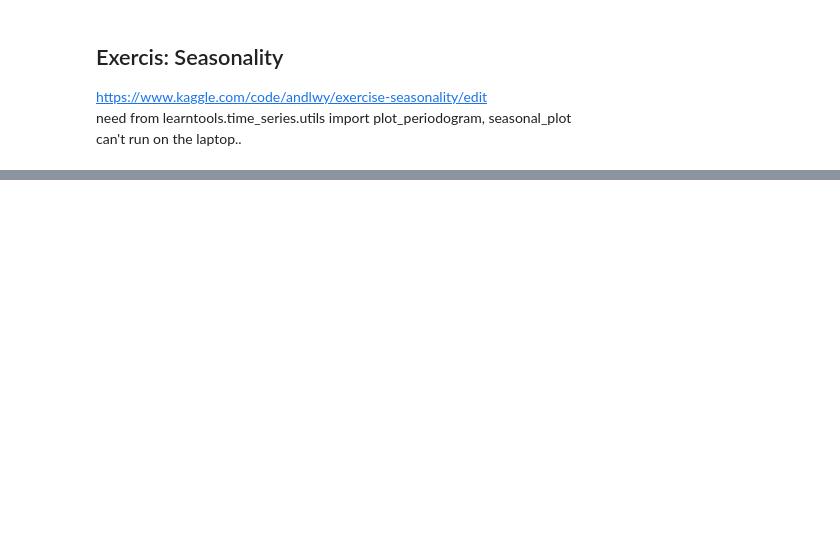
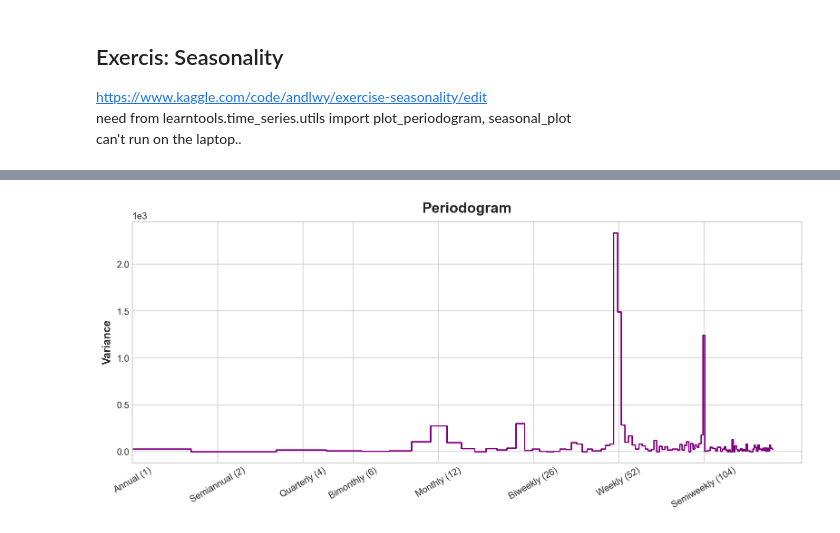
Before and after one commit to riglerandreas/python_first_steps, a Jupyter notebook: Kaggle/Tutorials/TimeSeries/time_series_v1.ipynb, the cells around one changed output, grey strips where cells are left out. Cells and saved outputs as stored; diff of their text form; code cells hidden in the pictures; blank space fills up the shorter version.

```diff
--- a/Kaggle/Tutorials/TimeSeries/time_series_v1.ipynb
+++ b/Kaggle/Tutorials/TimeSeries/time_series_v1.ipynb
@@ -787,0 +858,4 @@ NameError: name 'seasonal_plot' is not defined
+# %%
+plot_periodogram(average_sales);
+# %% [output]
+[figure, added]
```
Also changed, not shown: parts of 11 cells of this notebook.
